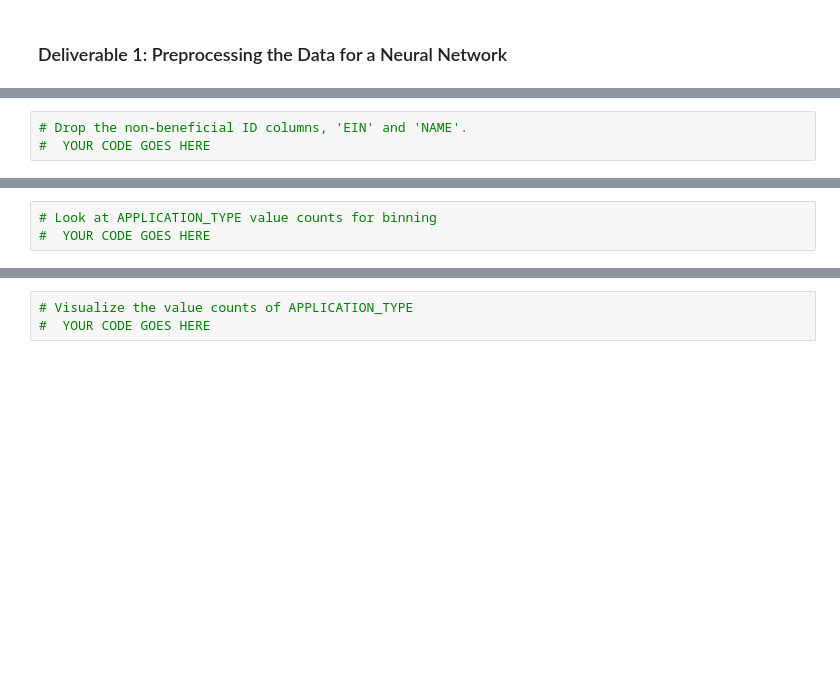
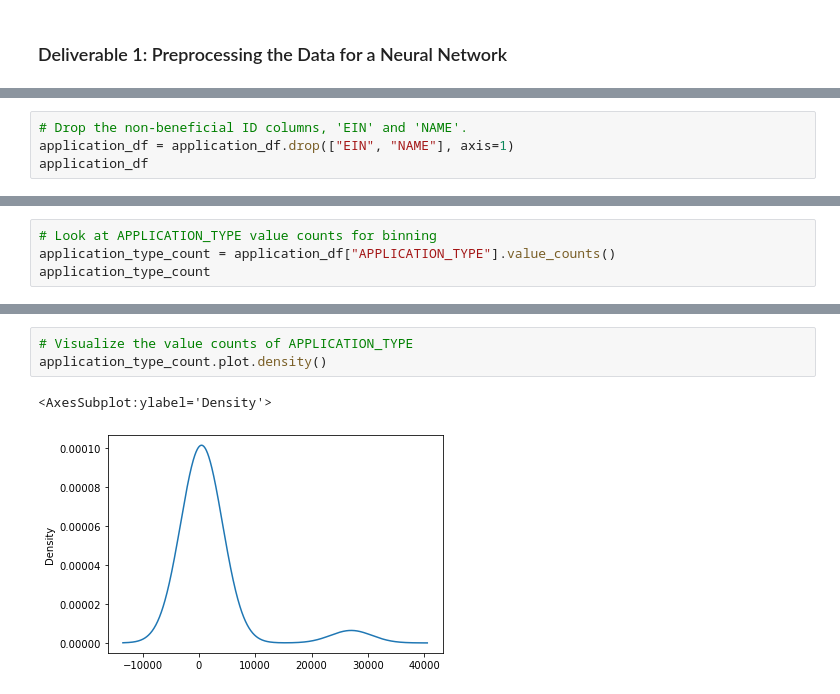
Before and after one commit to sffriesen/Neural_Network_Charity_Analysis, a Jupyter notebook: AlphabetSoupCharity.ipynb, the cells around one changed output, grey strips where cells are left out. Saved outputs shown, nothing was run; the diff lists cells and outputs as text; blank space fills up the shorter version.

```diff
--- a/AlphabetSoupCharity.ipynb
+++ b/AlphabetSoupCharity.ipynb
@@ -20,4 +20,5 @@ application_df.head()
 | 4 | 10556103 | GENETIC RESEARCH INSTITUTE OF THE... | T3 | Independent | C1000 | Heathcare | Trust | 1 | ... |
 # %%
 # Drop the non-beneficial ID columns, 'EIN' and 'NAME'.
-#  YOUR CODE GOES HERE
+application_df = application_df.drop(["EIN", "NAME"], axis=1)
+application_df
@@ -27,3 +54,4 @@ application_df.head()
 # %%
 # Look at APPLICATION_TYPE value counts for binning
-#  YOUR CODE GOES HERE
+application_type_count = application_df["APPLICATION_TYPE"].value_counts()
+application_type_count
@@ -30,5 +77,8 @@ application_df.head()
 # %%
 # Visualize the value counts of APPLICATION_TYPE
-#  YOUR CODE GOES HERE
+application_type_count.plot.density()
+# %% [output]
+<AxesSubplot:ylabel='Density'>
+[figure, added]
 # %%
 # Determine which values to replace if counts are less than ...?
```
Also changed, not shown: parts of 17 cells of this notebook.
